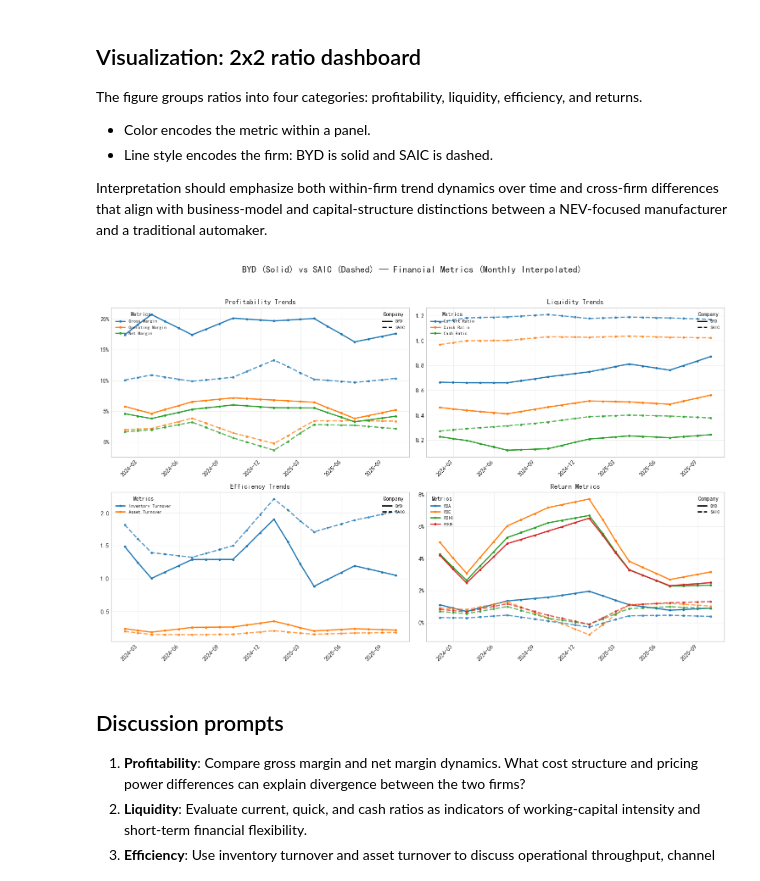
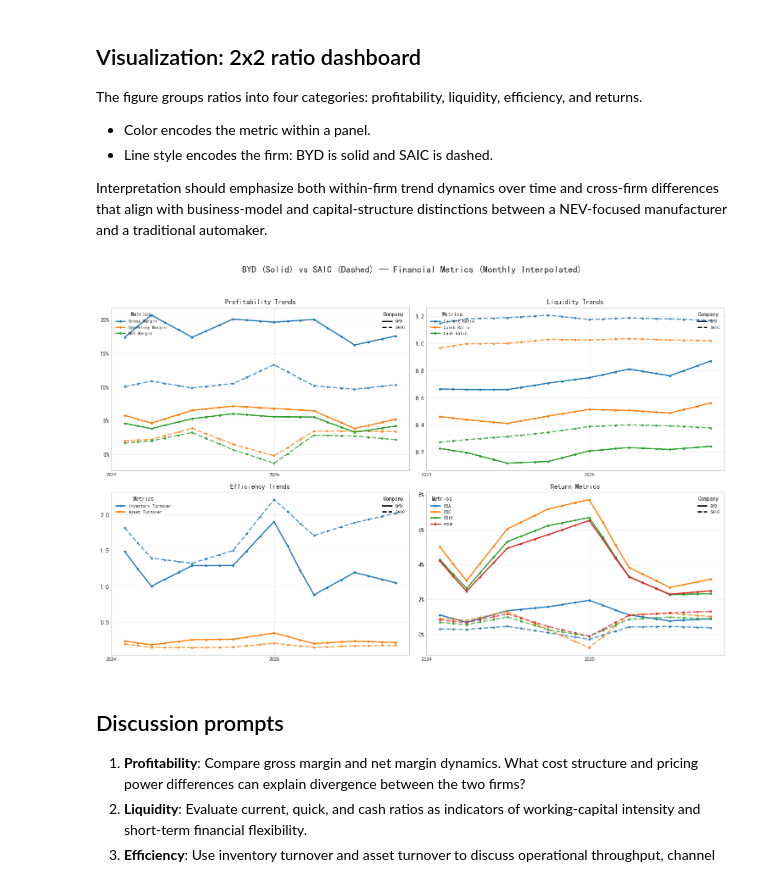
Before and after one commit to yebarryallen/ESG, a Jupyter notebook: lecture_5_china_ev_comparison.ipynb, the cells around one changed output. Saved outputs shown, nothing was run; the diff lists cells and outputs as text; code cells hidden in the pictures.

Commit message:
Improve x-axis year labels

```diff
--- a/lecture_5_china_ev_comparison.ipynb
+++ b/lecture_5_china_ev_comparison.ipynb
@@ -404,9 +404,10 @@ def plot_comparison(df_byd, df_saic):
 
         ax.set_title(title, fontsize=12, fontweight="bold")
         ax.grid(True, alpha=0.3)
-        ax.xaxis.set_major_formatter(mdates.DateFormatter("%Y-%m"))
-        ax.xaxis.set_major_locator(mdates.MonthLocator(interval=3))
-        plt.setp(ax.xaxis.get_majorticklabels(), rotation=45, ha="right")
+        ax.xaxis.set_major_locator(mdates.YearLocator())
+        ax.xaxis.set_major_formatter(mdates.DateFormatter("%Y"))
+        ax.xaxis.set_minor_locator(mdates.MonthLocator(interval=3))
+        ax.tick_params(axis="x", labelrotation=0, labelsize=9)
 
         if is_pct:
             ax.yaxis.set_major_formatter(plt.FuncFormatter(lambda y, _: "{:.0%}".format(y)))
@@ -431,34 +432,34 @@ def plot_comparison(df_byd, df_saic):
     # 2) Liquidity
     plot_category(
         axes[0, 1],
         "Liquidity Trends",
         ["Current Ratio", "Quick Ratio", "Cash Ratio"],
         is_pct=False,
     )
 
     # 3) Efficiency
     plot_category(
         axes[1, 0],
         "Efficiency Trends",
         ["Inventory Turnover", "Asset Turnover"],
         is_pct=False,
     )
 
     # 4) Returns
     plot_category(
         axes[1, 1],
         "Return Metrics",
         ["ROA", "ROE", "ROIC", "ROCE"],
         is_pct=True,
     )
 
     plt.tight_layout(rect=[0, 0.03, 1, 0.95])
     plt.show()
 
 
 plot_comparison(byd_metrics, saic_metrics)
 # %% [output]
-[figure, old version]
+[figure, new version]
 # %% [markdown]
 ## Discussion prompts
 
```
Also changed, not shown: 3 other files.
